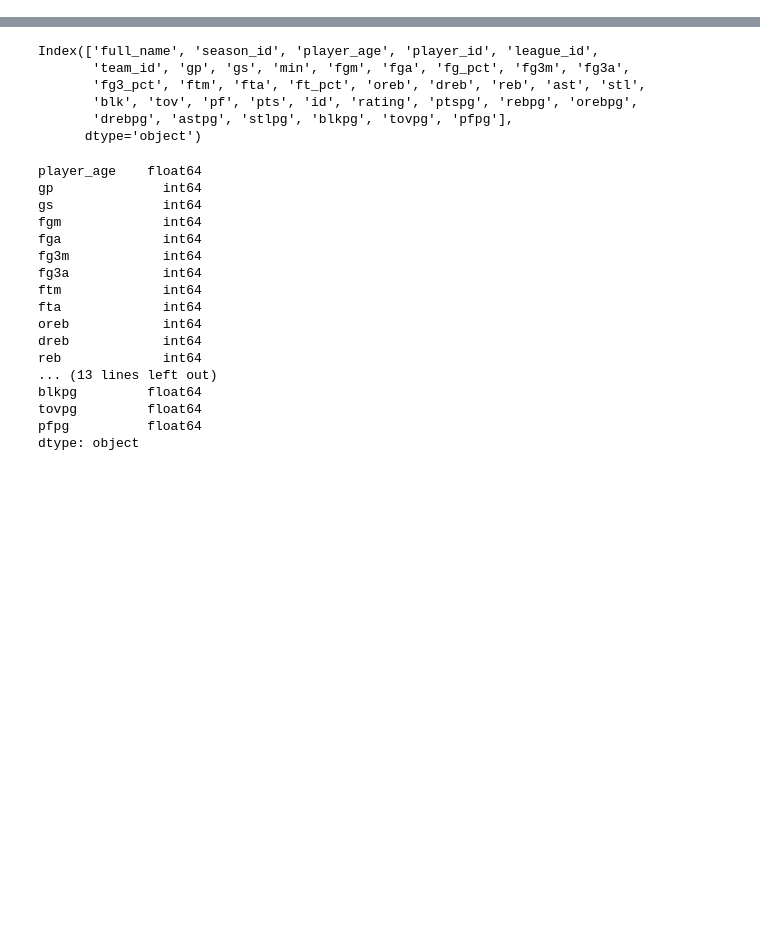
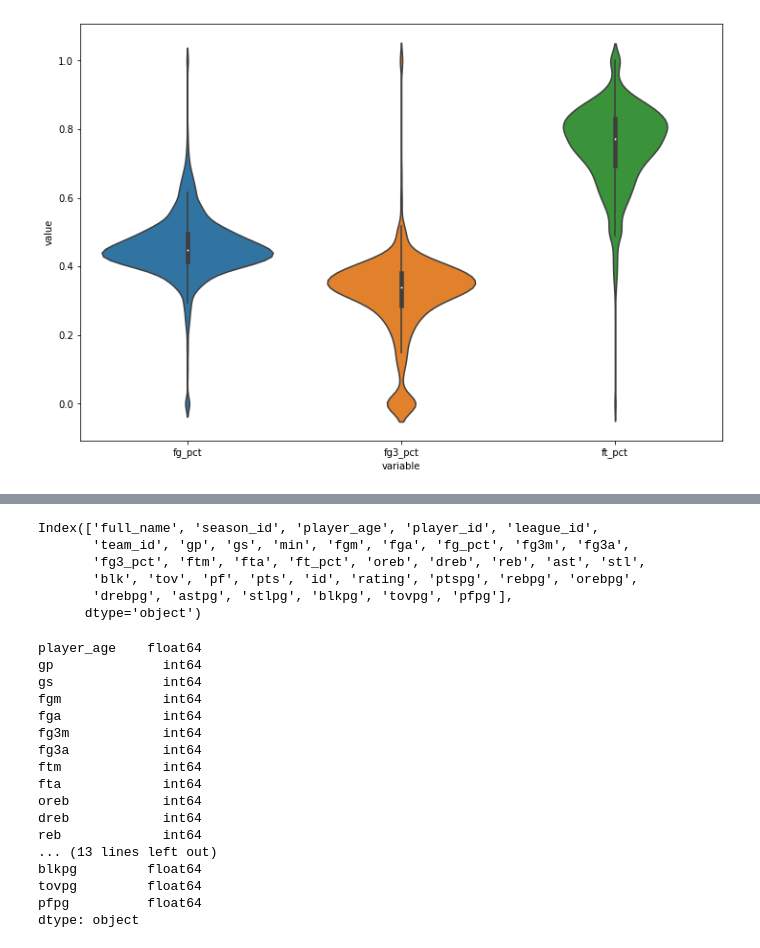
Before and after one commit to taryll/NBA_project, a Jupyter notebook: notebooks/03-Exploratory_Data_Analysis.ipynb, the cells around one changed output, grey strips where cells are left out. Saved outputs shown, nothing was run; the diff lists cells and outputs as text; code cells hidden in the pictures; blank space fills up the shorter version.

```diff
--- a/notebooks/03-Exploratory_Data_Analysis.ipynb
+++ b/notebooks/03-Exploratory_Data_Analysis.ipynb
@@ -19,0 +142,8 @@ df_player_rating_stats.describe()
+# %%
+df_statspct_melt = pd.melt(df_player_rating_stats.loc[:, ['fg_pct', 'fg3_pct', 'ft_pct']])
+# %%
+plt.figure(figsize = (12, 8))
+sns.violinplot(x = 'variable', y = 'value', data = df_statspct_melt)
+plt.show()
+# %% [output]
+[figure, added]
```
Also changed, not shown: parts of 35 cells of this notebook, 3 other files.
